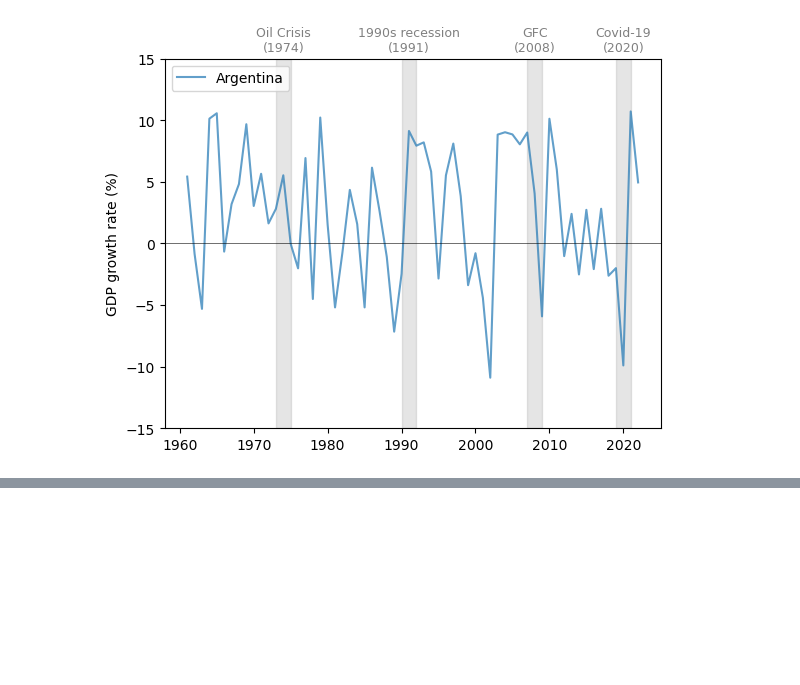
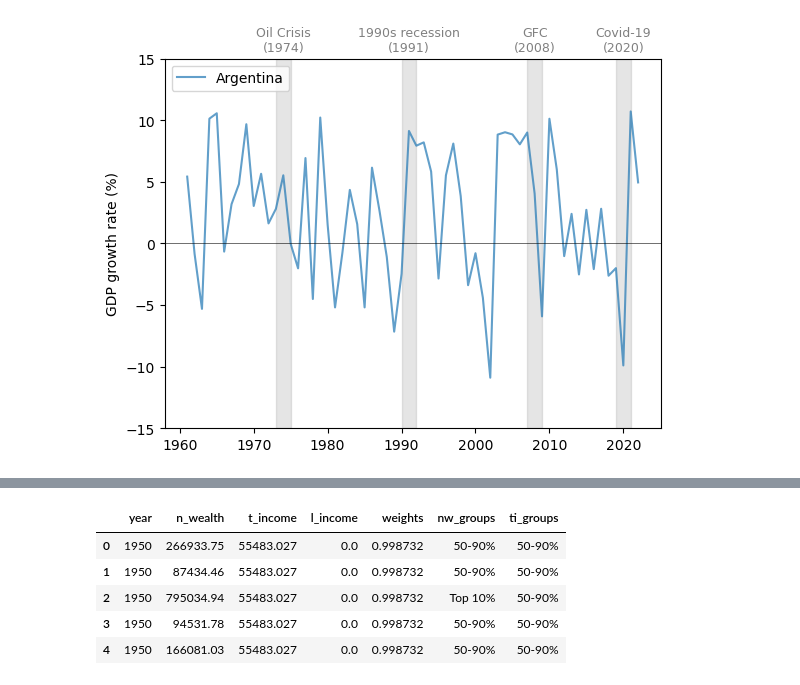
Before and after one commit to SuyongYang/AgentBaseModel, a Jupyter notebook: QuantEconLevel01.ipynb, the cells around one changed output, grey strips where cells are left out. Saved outputs shown, nothing was run; the diff lists cells and outputs as text; code cells hidden in the pictures; blank space fills up the shorter version.

```diff
--- a/QuantEconLevel01.ipynb
+++ b/QuantEconLevel01.ipynb
@@ -613,0 +647,9 @@ Successfully installed interpolation-2.2.1 tempita-0.5.2
+# %%
+df_income_wealth.head()
+# %% [output]
+|  | year | n_wealth | t_income | l_income | weights | nw_groups | ti_groups |
+| 0 | 1950 | 266933.75 | 55483.027 | 0.0 | 0.998732 | 50-90% | 50-90% |
+| 1 | 1950 | 87434.46 | 55483.027 | 0.0 | 0.998732 | 50-90% | 50-90% |
+| 2 | 1950 | 795034.94 | 55483.027 | 0.0 | 0.998732 | Top 10% | 50-90% |
+| 3 | 1950 | 94531.78 | 55483.027 | 0.0 | 0.998732 | 50-90% | 50-90% |
+| 4 | 1950 | 166081.03 | 55483.027 | 0.0 | 0.998732 | 50-90% | 50-90% |
```
Also changed, not shown: parts of 7 cells of this notebook.
